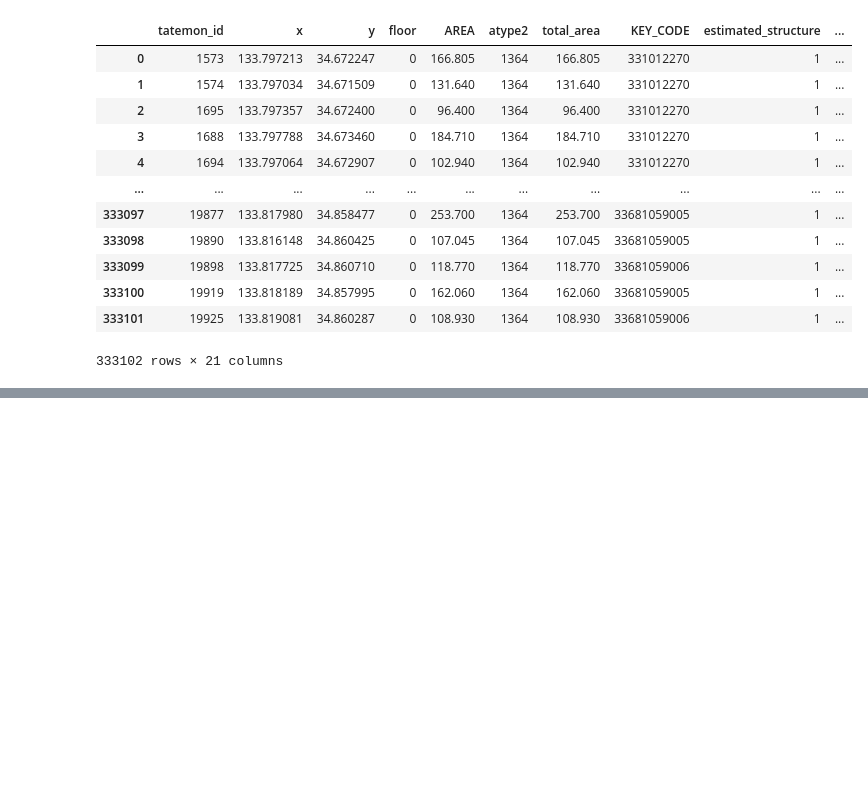
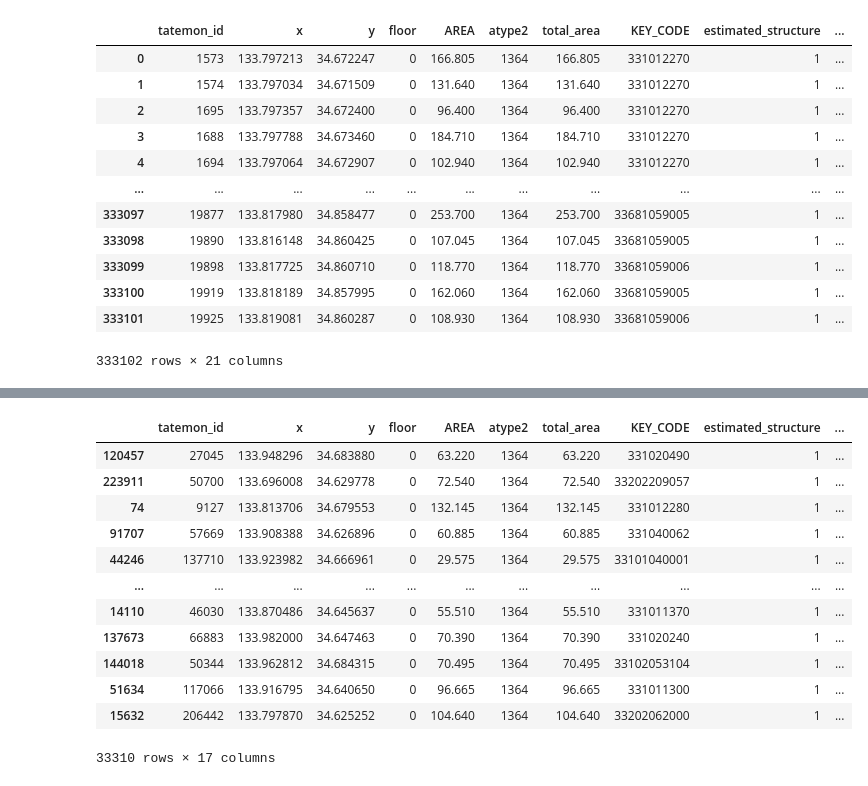
Before and after one commit to pipo029/research, a Jupyter notebook: 補助金の算出.ipynb, the cells around one changed output, grey strips where cells are left out. Cells and saved outputs as stored; diff of their text form; code cells hidden in the pictures; blank space fills up the shorter version.

```diff
--- a/補助金の算出.ipynb
+++ b/補助金の算出.ipynb
@@ -102,3 +109,7 @@ burden_df
 | 333100 | 19919 | 133.818189 | 34.857995 | 0 | 162.060 | 1364 | 162.060 | 33681059005 | 1 | ... |
 | 333101 | 19925 | 133.819081 | 34.860287 | 0 | 108.930 | 1364 | 108.930 | 33681059006 | 1 | ... |
 333102 rows × 21 columns
+# %%
+%cd "G:/マイドライブ/akiyamalab/卒論/負担率総集編"
+burden_path = f'./dev/損害額/33_step8_1_output.csv'
+burden_df = pd.read_csv(burden_path, encoding='shift-jis')
@@ -104,0 +118,12 @@ burden_df
+# %%
+import numpy as np
+
+# 重みの計算（damage_priceが大きいほど重みが小さくなるように設定）
+weights = 1 / (burden_df['damage_price'] + 1)  # 0除算を避けるために1を加える
+weights /= weights.sum()  # 重みの合計が1になるように正規化
+
+# データの10%を重みに基づいてランダムに抽出
+sample_size = int(len(burden_df) * 0.1)  # 抽出する行数（全体の10%）
+sampled_data = burden_df.sample(n=sample_size, weights=weights, random_state=1)
+
+sampled_data.head()  # 抽出されたデータの最初の数行を表示
@@ -104,0 +137,16 @@ burden_df
+# %%
+sampled_data
+# %% [output]
+|  | tatemon_id | x | y | floor | AREA | atype2 | total_area | KEY_CODE | estimated_structure | ... |
+| 120457 | 27045 | 133.948296 | 34.683880 | 0 | 63.220 | 1364 | 63.220 | 331020490 | 1 | ... |
+| 223911 | 50700 | 133.696008 | 34.629778 | 0 | 72.540 | 1364 | 72.540 | 33202209057 | 1 | ... |
+| 74 | 9127 | 133.813706 | 34.679553 | 0 | 132.145 | 1364 | 132.145 | 331012280 | 1 | ... |
+| 91707 | 57669 | 133.908388 | 34.626896 | 0 | 60.885 | 1364 | 60.885 | 331040062 | 1 | ... |
+| 44246 | 137710 | 133.923982 | 34.666961 | 0 | 29.575 | 1364 | 29.575 | 33101040001 | 1 | ... |
+| ... | ... | ... | ... | ... | ... | ... | ... | ... | ... | ... |
+| 14110 | 46030 | 133.870486 | 34.645637 | 0 | 55.510 | 1364 | 55.510 | 331011370 | 1 | ... |
+| 137673 | 66883 | 133.982000 | 34.647463 | 0 | 70.390 | 1364 | 70.390 | 331020240 | 1 | ... |
+| 144018 | 50344 | 133.962812 | 34.684315 | 0 | 70.495 | 1364 | 70.495 | 33102053104 | 1 | ... |
+| 51634 | 117066 | 133.916795 | 34.640650 | 0 | 96.665 | 1364 | 96.665 | 331011300 | 1 | ... |
+| 15632 | 206442 | 133.797870 | 34.625252 | 0 | 104.640 | 1364 | 104.640 | 33202062000 | 1 | ... |
+33310 rows × 17 columns
```
Also changed, not shown: parts of 4 cells of this notebook, 10 other files.
